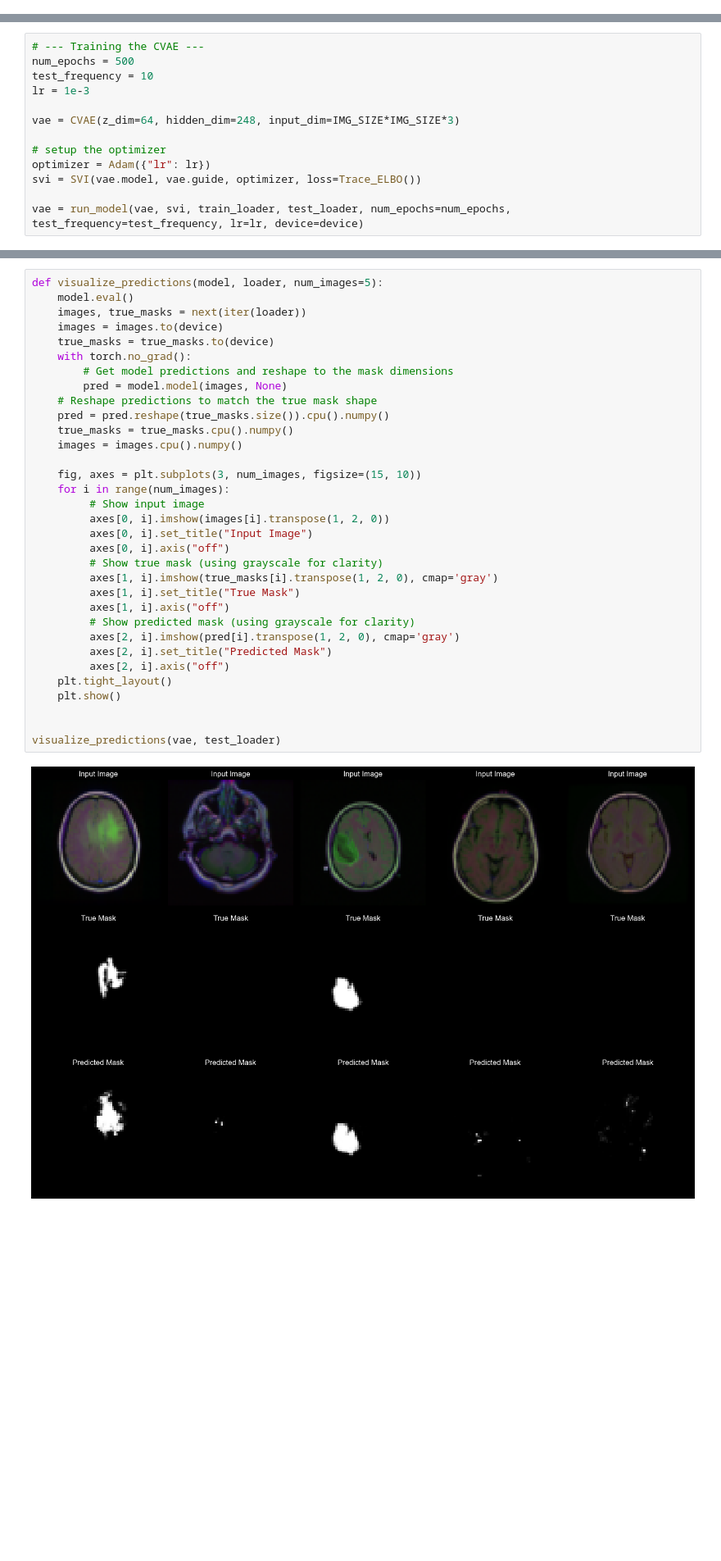
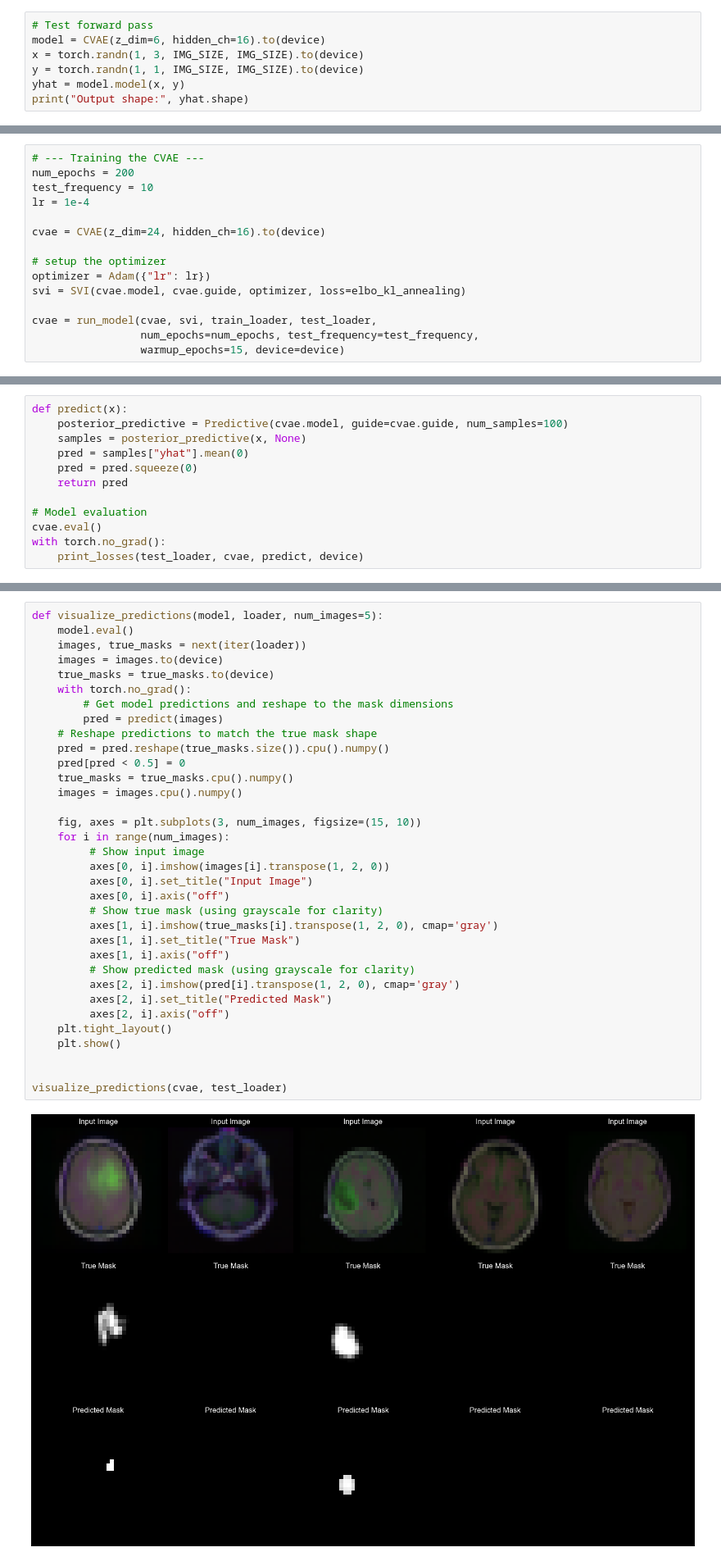
Before and after one commit to Kasper1616/Generative-Brain-MRI-Segmentation, a Jupyter notebook: models/cvae.ipynb, the cells around one changed output, grey strips where cells are left out. Shown at 82% size. Cells and saved outputs as stored; diff of their text form; blank space fills up the shorter version.

```diff
--- a/models/cvae.ipynb
+++ b/models/cvae.ipynb
@@ -135,3 +162,10 @@ class CVAE(nn.Module):
 
             # sample the latent code z
             pyro.sample("latent", dist.Normal(z_loc, z_scale).to_event(1))
+# %%
+# Test forward pass
+model = CVAE(z_dim=6, hidden_ch=16).to(device)
+x = torch.randn(1, 3, IMG_SIZE, IMG_SIZE).to(device)
+y = torch.randn(1, 1, IMG_SIZE, IMG_SIZE).to(device)
+yhat = model.model(x, y)
+print("Output shape:", yhat.shape)
@@ -138,15 +201,17 @@ class CVAE(nn.Module):
 # %%
 # --- Training the CVAE ---
-num_epochs = 500
+num_epochs = 200
 test_frequency = 10
-lr = 1e-3
+lr = 1e-4
 
-vae = CVAE(z_dim=64, hidden_dim=248, input_dim=IMG_SIZE*IMG_SIZE*3)
+cvae = CVAE(z_dim=24, hidden_ch=16).to(device)
 
 # setup the optimizer
 optimizer = Adam({"lr": lr})
-svi = SVI(vae.model, vae.guide, optimizer, loss=Trace_ELBO())
+svi = SVI(cvae.model, cvae.guide, optimizer, loss=elbo_kl_annealing)
 
-vae = run_model(vae, svi, train_loader, test_loader, num_epochs=num_epochs, test_frequency=test_frequency, lr=lr, device=device)
+cvae = run_model(cvae, svi, train_loader, test_loader,
+                 num_epochs=num_epochs, test_frequency=test_frequency,
+                 warmup_epochs=15, device=device)
 # %% [output]
 [Epoch 1]
@@ -169,0 +234,12 @@ KeyboardInterrupt:
+# %%
+def predict(x):
+    posterior_predictive = Predictive(cvae.model, guide=cvae.guide, num_samples=100)
+    samples = posterior_predictive(x, None)
+    pred = samples["yhat"].mean(0)
+    pred = pred.squeeze(0)
+    return pred
+
+# Model evaluation
+cvae.eval()
+with torch.no_grad():
+    print_losses(test_loader, cvae, predict, device)
@@ -172,33 +257,34 @@ def visualize_predictions(model, loader, num_images=5):
     model.eval()
     images, true_masks = next(iter(loader))
     images = images.to(device)
     true_masks = true_masks.to(device)
     with torch.no_grad():
         # Get model predictions and reshape to the mask dimensions
-        pred = model.model(images, None)
+        pred = predict(images)
     # Reshape predictions to match the true mask shape
     pred = pred.reshape(true_masks.size()).cpu().numpy()
+    pred[pred < 0.5] = 0
     true_masks = true_masks.cpu().numpy()
     images = images.cpu().numpy()
 
     fig, axes = plt.subplots(3, num_images, figsize=(15, 10))
     for i in range(num_images):
          # Show input image
          axes[0, i].imshow(images[i].transpose(1, 2, 0))
          axes[0, i].set_title("Input Image")
          axes[0, i].axis("off")
          # Show true mask (using grayscale for clarity)
          axes[1, i].imshow(true_masks[i].transpose(1, 2, 0), cmap='gray')
          axes[1, i].set_title("True Mask")
          axes[1, i].axis("off")
          # Show predicted mask (using grayscale for clarity)
          axes[2, i].imshow(pred[i].transpose(1, 2, 0), cmap='gray')
          axes[2, i].set_title("Predicted Mask")
          axes[2, i].axis("off")
     plt.tight_layout()
     plt.show()
 
 
-visualize_predictions(vae, test_loader)
+visualize_predictions(cvae, test_loader)
 # %% [output]
-[figure, old version]
+[figure, new version]
```
Also changed, not shown: parts of 10 cells of this notebook, 3 other files.
